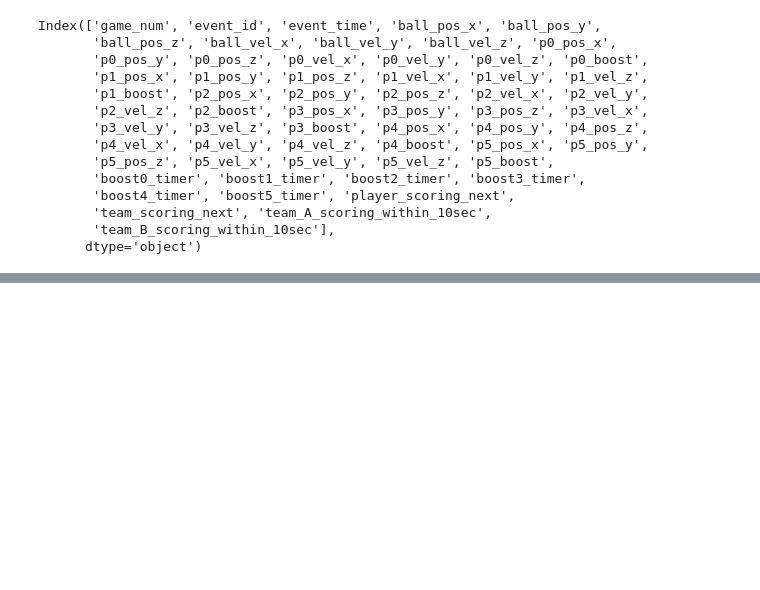
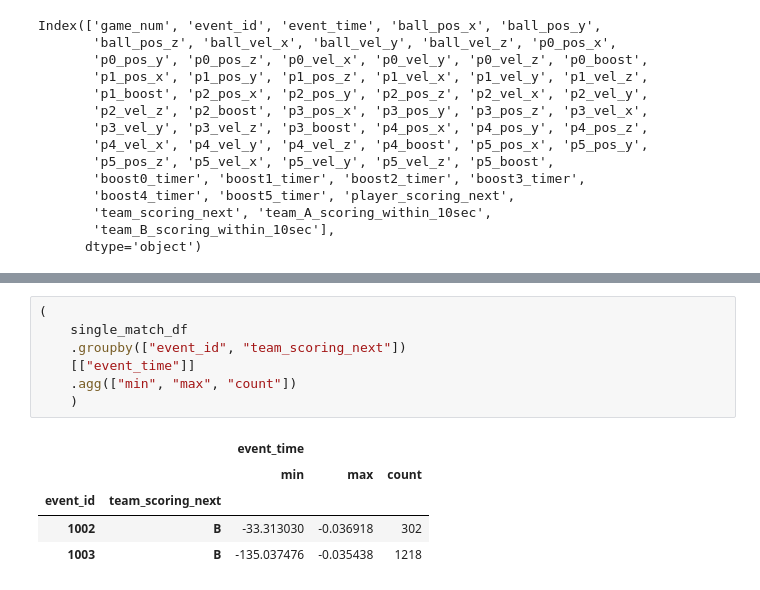
Before and after one commit to donelianc/my-kaggle-tools, a Jupyter notebook: competitions/tabular-playground-series-oct-2022/notebooks/0.0-ic-first-look-at-data.ipynb, the cells around one changed output, grey strips where cells are left out. Drawn from its saved outputs; the diff is of its cells as text; blank space fills up the shorter version.

```diff
--- a/competitions/tabular-playground-series-oct-2022/notebooks/0.0-ic-first-look-at-data.ipynb
+++ b/competitions/tabular-playground-series-oct-2022/notebooks/0.0-ic-first-look-at-data.ipynb
@@ -137,0 +178,13 @@ draw_rocket_league_position(single_match_df, meta, (fig, ax));
+# %%
+(
+    single_match_df
+    .groupby(["event_id", "team_scoring_next"])
+    [["event_time"]]
+    .agg(["min", "max", "count"])
+    )
+# %% [output]
+|  |  | event_time |  |  |
+|  |  | min | max | count |
+| event_id | team_scoring_next |  |  |  |
+| 1002 | B | -33.313030 | -0.036918 | 302 |
+| 1003 | B | -135.037476 | -0.035438 | 1218 |
```
Also changed, not shown: parts of 36 cells of this notebook, 2 other files.
